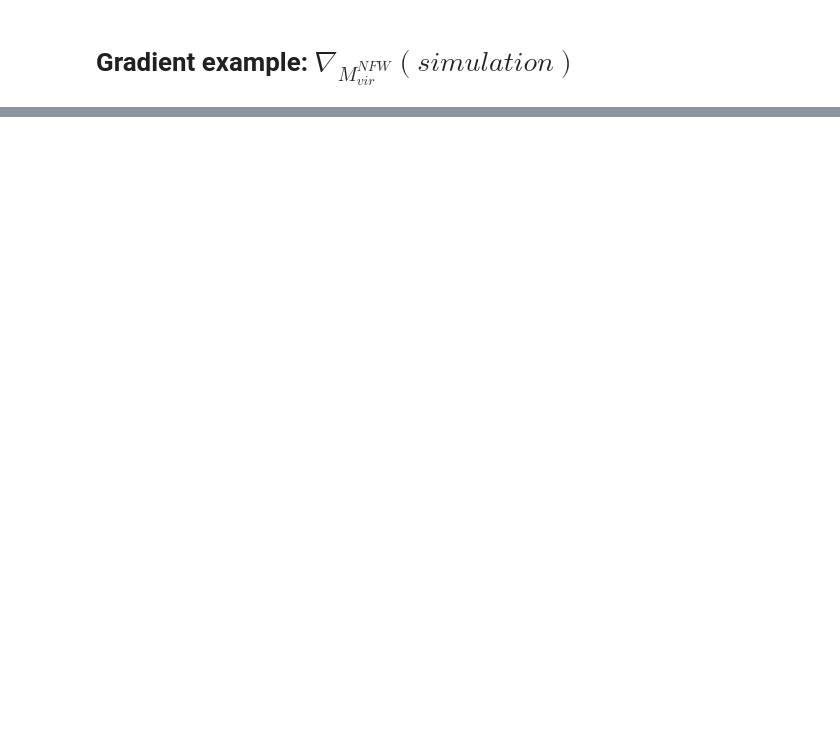
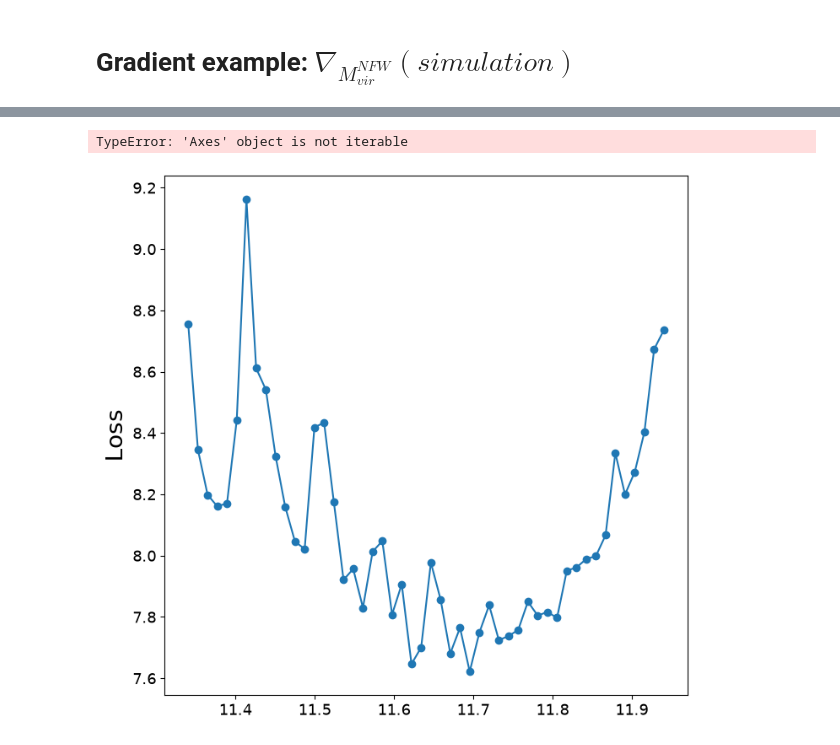
Before and after one commit to vepe99/Odisseo, a Jupyter notebook: notebooks/gradient_test/grad_NFW_Potential.ipynb, the cells around one changed output, grey strips where cells are left out. Cells and saved outputs as stored; diff of their text form; code cells hidden in the pictures; blank space fills up the shorter version.

```diff
--- a/notebooks/gradient_test/grad_NFW_Potential.ipynb
+++ b/notebooks/gradient_test/grad_NFW_Potential.ipynb
@@ -148,7 +148,13 @@ final_positions, final_velocities = final_state[:, 0], final_state[:, 1]
 final_positions = final_positions * code_units.code_length.to(u.kpc)
 final_velocities = final_velocities * code_units.code_velocity.to(u.kpc / u.Myr)
 
+# observational errors: R [kpc], phi1 [deg], phi2 [deg], vR [km/s], v1_cosphi2 [mas/yr], v2 [mas/yr]
+noise_std = jnp.array([0.25, 0.001, 0.15, 5., 0.1, 0.05])
+
 stream_target = projection_on_GD1(final_state, code_units=code_units,)
+#the noise is added only once to the target, the likelihood accounts for it analytically
+key_target_noise = random.PRNGKey(123)
+stream_target = stream_target + random.normal(key_target_noise, stream_target.shape) * noise_std
 # %%
 # for now we will only use the last snapshot to caluclate the loss and the gradient
 config =  config._replace(return_snapshots=False,)
@@ -459,0 +247,22 @@ loss, grad = jax.vmap(jax.value_and_grad(time_integration_grad, ))(parameters,
+# %%
+#the following cell can be computationlly expensive to run depending on the hardware
+Mvir_true = 4.3683325e11 # Msun, the value used to generate stream_target
+n_sim = 50
+log_Mvir = np.linspace(np.log10(Mvir_true) - 0.3, np.log10(Mvir_true) + 0.3, n_sim)
+Mvir = jnp.array((10**log_Mvir * u.Msun).to(code_units.code_mass).value)
+#same key for every Mvir (common random numbers), otherwise the loss curve is dominated by resampling noise
+keys = jnp.zeros(n_sim, dtype=int)
+
+#We can calculate the loss and the gradient for each Mvir in parallel using jax.lax.map
+loss, grad = jax.lax.map(lambda x: jax.value_and_grad(time_integration_NFW_mass_grad)(*x), (Mvir, keys))
+
+
+fig, ax = plt.subplots(1, 1, figsize=(8, 8), sharex=True)
+ax.plot(log_Mvir, loss, 'o-')
+ax.set_ylabel('Loss')
+for a in ax:
+    a.axvline(np.log10(Mvir_true), color='r', label='True $M_{vir}$')
+print('argmin log10 Mvir =', log_Mvir[np.argmin(loss)], ' true =', np.log10(Mvir_true))
+# %% [output]
+TypeError: 'Axes' object is not iterable
+[figure, added]
```
Also changed, not shown: parts of 7 cells of this notebook, 2 other files.
